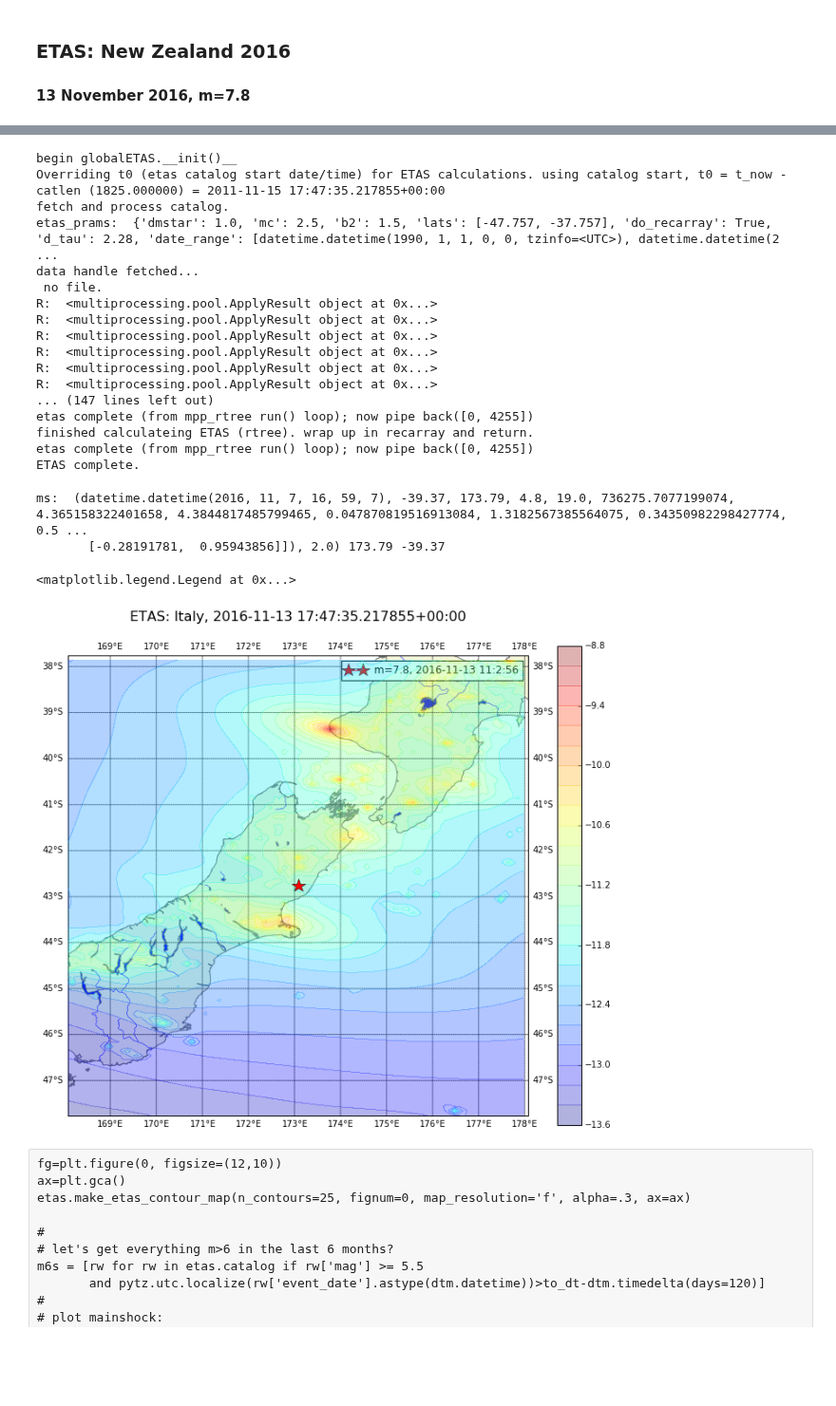
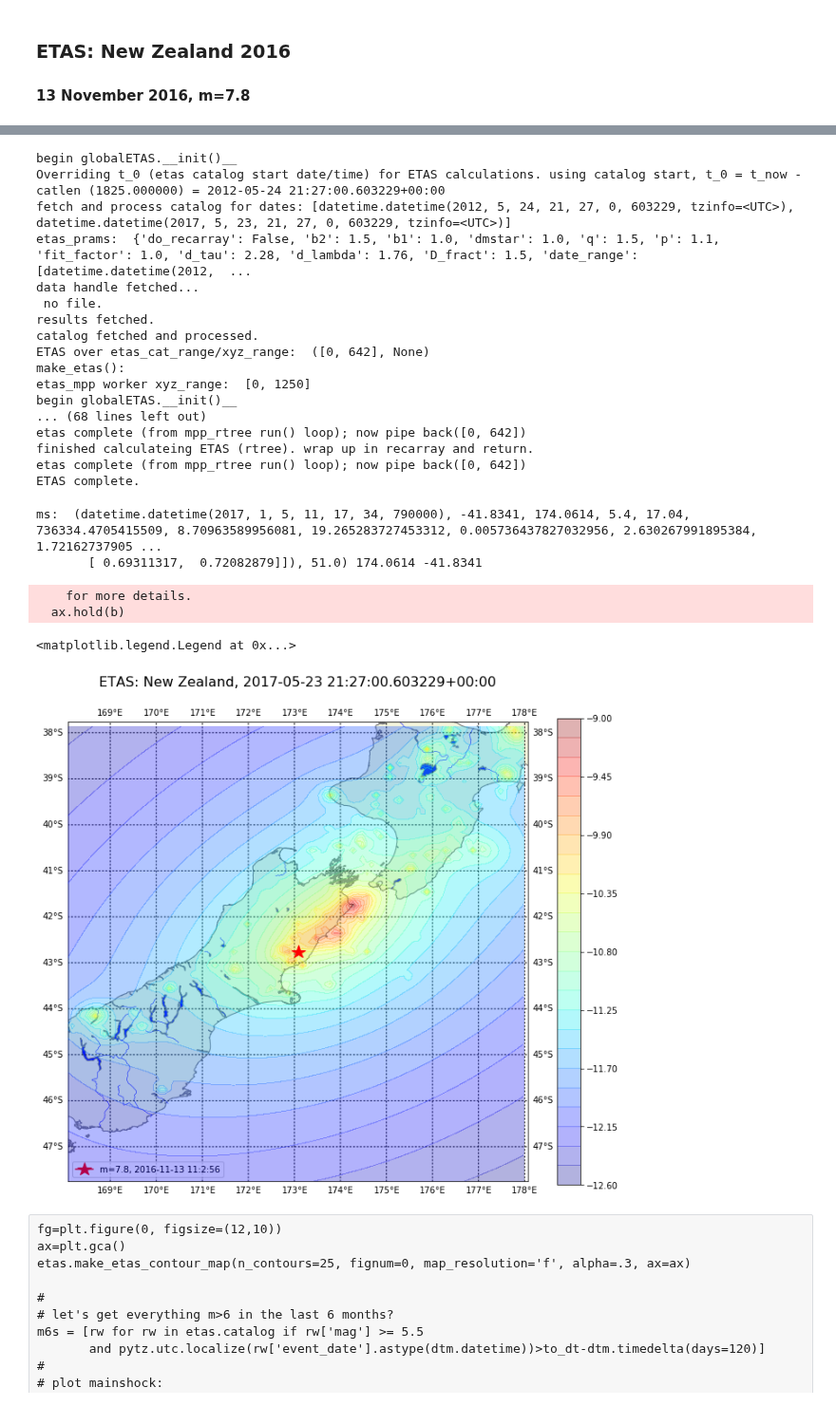
Before and after one commit to markyoder/globalETAS, a Jupyter notebook: ETAS_NZ_2016_11.ipynb, the cells around one changed output, grey strips where cells are left out. Shown at 95% size. Drawn from its saved outputs; the diff is of its cells as text; code cells hidden in the pictures; blank space fills up the shorter version.

Commit message:
starting new notebook for ETAS subtracrtion, looking for unlikely ETAS action...

```diff
--- a/ETAS_NZ_2016_11.ipynb
+++ b/ETAS_NZ_2016_11.ipynb
@@ -64,6 +64,7 @@ failed while loading urllib and/or urllib. maybe python 3.x?
 # event was some time on the 24th or maybe late the 23rd. this, plus defaults, should find the event:
 #to_dt = dtm.datetime(2016,8,25, tzinfo=pytz.timezone('UTC'))
 to_dt = dtm.datetime.now(pytz.timezone('UTC'))
+#to_dt = dtm.datetime(2016,11,16, tzinfo=pytz.timezone('UTC'))
 #
 Lr_factor = 10.
 # define these from the t_now in the actual etas object, in the event that we load it from pickle,
@@ -81,7 +82,7 @@ m0   = 6.1
 # 2016-11-13 11:02:56
 t0 = dtm.datetime(2016, 11, 13, 11, 2, 56, tzinfo=pytz.timezone('UTC'))
 t_ms = t0
-to_dt
+#to_dt
 #Location
 lat0 = -42.757
 lon0 = 173.077
@@ -117,21 +118,21 @@ f_path = '/home/myoder/Dropbox/Research/etas/nz_2016_11/etas_{}'.format(etas.t_n
 f_root = 'etas_nz_2016_11'
 # %% [output]
 begin globalETAS.__init()__
-Overriding t0 (etas catalog start date/time) for ETAS calculations. using catalog start, t0 = t_now - catlen (1825.000000) = 2011-11-15 17:47:35.217855+00:00
-fetch and process catalog.
-etas_prams:  {'dmstar': 1.0, 'mc': 2.5, 'b2': 1.5, 'lats': [-47.757, -37.757], 'do_recarray': True, 'd_tau': 2.28, 'date_range': [datetime.datetime(1990, 1, 1, 0, 0, tzinfo=<UTC>), datetime.datetime(2 ...
+Overriding t_0 (etas catalog start date/time) for ETAS calculations. using catalog start, t_0 = t_now - catlen (1825.000000) = 2012-05-24 21:27:00.603229+00:00
+fetch and process catalog for dates: [datetime.datetime(2012, 5, 24, 21, 27, 0, 603229, tzinfo=<UTC>), datetime.datetime(2017, 5, 23, 21, 27, 0, 603229, tzinfo=<UTC>)]
+etas_prams:  {'do_recarray': False, 'b2': 1.5, 'b1': 1.0, 'dmstar': 1.0, 'q': 1.5, 'p': 1.1, 'fit_factor': 1.0, 'd_tau': 2.28, 'd_lambda': 1.76, 'D_fract': 1.5, 'date_range': [datetime.datetime(2012,  ...
 data handle fetched...
  no file.
-R:  <multiprocessing.pool.ApplyResult object at 0x...>
-R:  <multiprocessing.pool.ApplyResult object at 0x...>
-R:  <multiprocessing.pool.ApplyResult object at 0x...>
-R:  <multiprocessing.pool.ApplyResult object at 0x...>
-R:  <multiprocessing.pool.ApplyResult object at 0x...>
-R:  <multiprocessing.pool.ApplyResult object at 0x...>
-... (147 lines left out)
-etas complete (from mpp_rtree run() loop); now pipe back([0, 4255])
+results fetched.
+catalog fetched and processed.
+ETAS over etas_cat_range/xyz_range:  ([0, 642], None)
+make_etas():
+etas_mpp worker xyz_range:  [0, 1250]
+begin globalETAS.__init()__
+... (68 lines left out)
+etas complete (from mpp_rtree run() loop); now pipe back([0, 642])
 finished calculateing ETAS (rtree). wrap up in recarray and return.
-etas complete (from mpp_rtree run() loop); now pipe back([0, 4255])
+etas complete (from mpp_rtree run() loop); now pipe back([0, 642])
 ETAS complete.
 # %%
 #print(etas.t0, etas.t_now, etas.t_forecast, etas.catalog[-1])
@@ -155,39 +156,41 @@ for j,eq in enumerate(reversed(etas.catalog)):
         #
     #
 #
 print('ms: ', mainshock, mainshock['lon'], mainshock['lat'])
 x,y = etas.cm(mainshock['lon'], mainshock['lat'])
 #
 #print('mm: ', max(etas.catalog['mag']))
 #
 # let's get everything m>6 in the last 6 months?
 m6s = [rw for rw in etas.catalog if rw['mag'] >= 5.5
        and pytz.utc.localize(rw['event_date'].astype(dtm.datetime))>to_dt-dtm.timedelta(days=180)]
 #
 # plot mainshock:
 dt = mainshock['event_date'].astype(dtm.datetime)
 dt=t0
 dt_str = '{}-{}-{} {}:{}:{}'.format(dt.year, dt.month, dt.day, dt.hour, dt.minute, dt.second)
 #etas.cm.plot([x], [y], latlon=False, marker='*', color='r', ms=16, zorder=11,
 #                   label='m={}, {}'.format(mainshock['mag'], dt_str))
 etas.cm.plot([lon0], [lat0], latlon=False, marker='*', color='r', ms=16, zorder=11,
                    label='m={}, {}'.format(m0, dt_str))
 
-ax.set_title('ETAS: Italy, {}\n\n'.format(etas.t_now), size=16)
-for j,m6 in enumerate(m6s):
+ax.set_title('ETAS: New Zealand, {}\n\n'.format(etas.t_now), size=16)
+for j,m6 in enumerate(m6s[1:]):
     clr = colors_[j%len(colors_)]
     #
     dt = m6['event_date'].astype(dtm.datetime)
     dt_str = '{}-{}-{} {}:{}:{}'.format(dt.year, dt.month, dt.day, dt.hour, dt.minute, dt.second)
     etas.cm.scatter(m6['lon'], m6['lat'], s=3*(m6['mag']+12.), edgecolors=clr,
                           c='none', marker='o', zorder=11, label='m={}, {}'.format(m6['mag'], dt_str))
     #
 plt.gca().legend()
 # %% [output]
-ms:  (datetime.datetime(2016, 11, 7, 16, 59, 7), -39.37, 173.79, 4.8, 19.0, 736275.7077199074, 4.365158322401658, 4.3844817485799465, 0.047870819516913084, 1.3182567385564075, 0.34350982298427774, 0.5 ...
-       [-0.28191781,  0.95943856]]), 2.0) 173.79 -39.37
+ms:  (datetime.datetime(2017, 1, 5, 11, 17, 34, 790000), -41.8341, 174.0614, 5.4, 17.04, 736334.4705415509, 8.70963589956081, 19.265283727453312, 0.005736437827032956, 2.630267991895384, 1.72162737905 ...
+       [ 0.69311317,  0.72082879]]), 51.0) 174.0614 -41.8341
-<matplotlib.legend.Legend at 0x...>
+    for more details.
+  ax.hold(b)
+<matplotlib.legend.Legend at 0x...>
-[figure, old version]
+[figure, new version]
 # %% [raw]
 fg=plt.figure(0, figsize=(12,10))
 ax=plt.gca()
```
Also changed, not shown: parts of 5 cells of this notebook, 2 other files.
